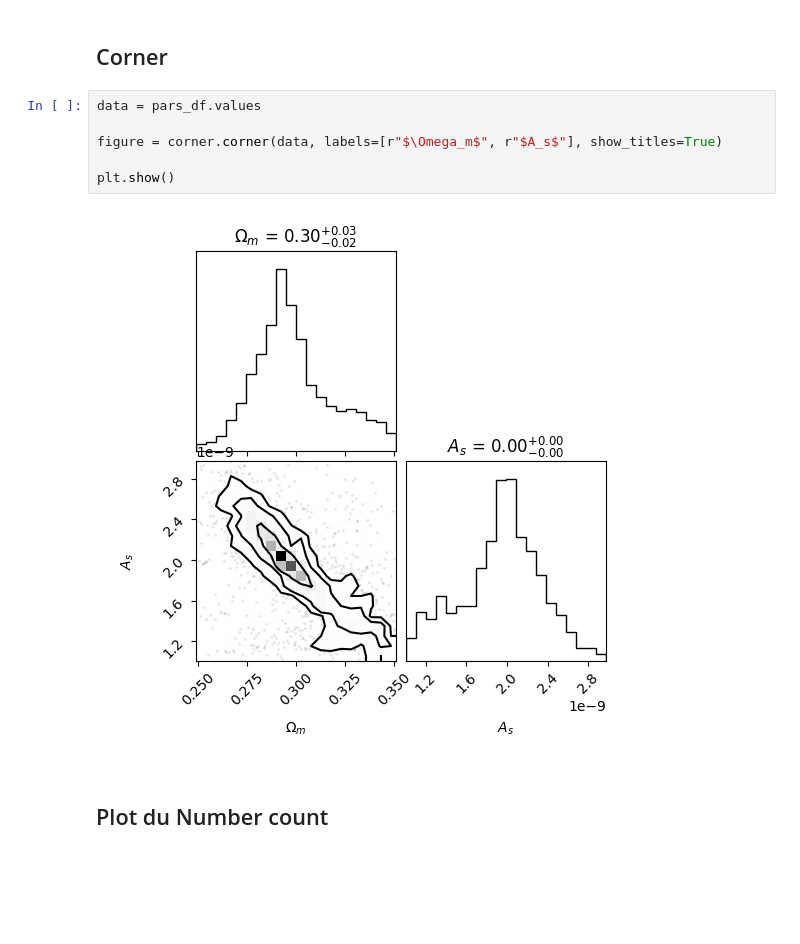
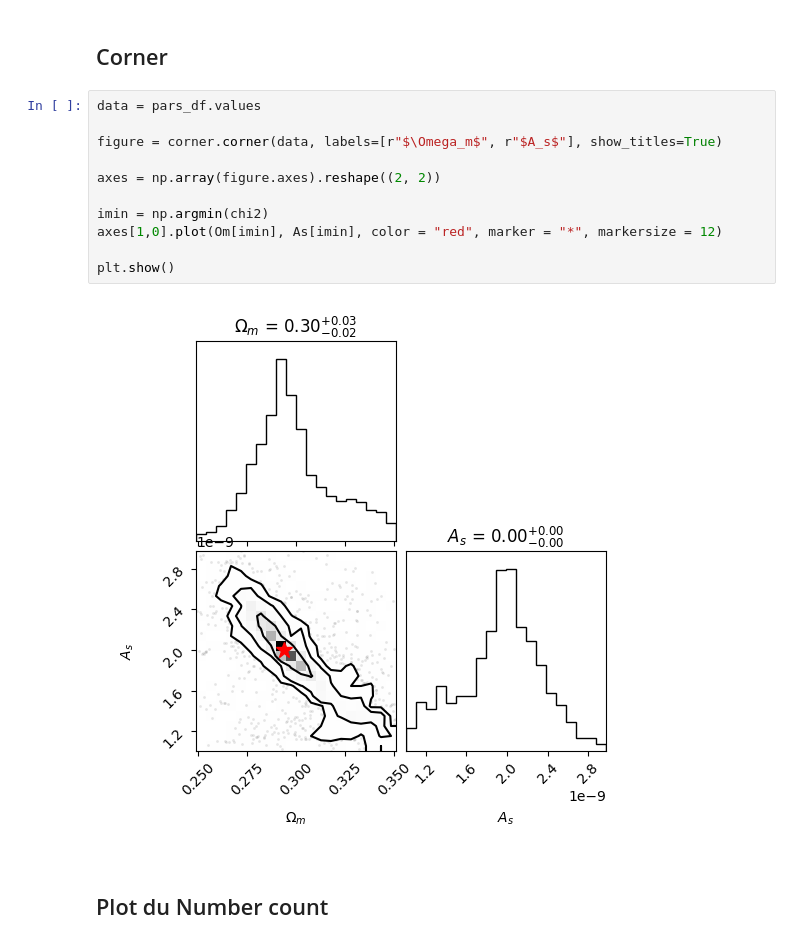
Before and after one commit to Thomas054/My_hmf, a Jupyter notebook: Read_data.ipynb, the cells around one changed output. Drawn from its saved outputs; the diff is of its cells as text; blank space fills up the shorter version.

```diff
--- a/Read_data.ipynb
+++ b/Read_data.ipynb
@@ -152,11 +152,16 @@ plt.show()
 # %%
 data = pars_df.values
 
 figure = corner.corner(data, labels=[r"$\Omega_m$", r"$A_s$"], show_titles=True)
 
+axes = np.array(figure.axes).reshape((2, 2))
+
+imin = np.argmin(chi2)
+axes[1,0].plot(Om[imin], As[imin], color = "red", marker = "*", markersize = 12)
+
 plt.show()
 # %% [output]
-[figure, old version]
+[figure, new version]
 # %% [markdown]
 ## Plot du Number count
 # %%
```
Also changed, not shown: parts of 2 cells of this notebook.
